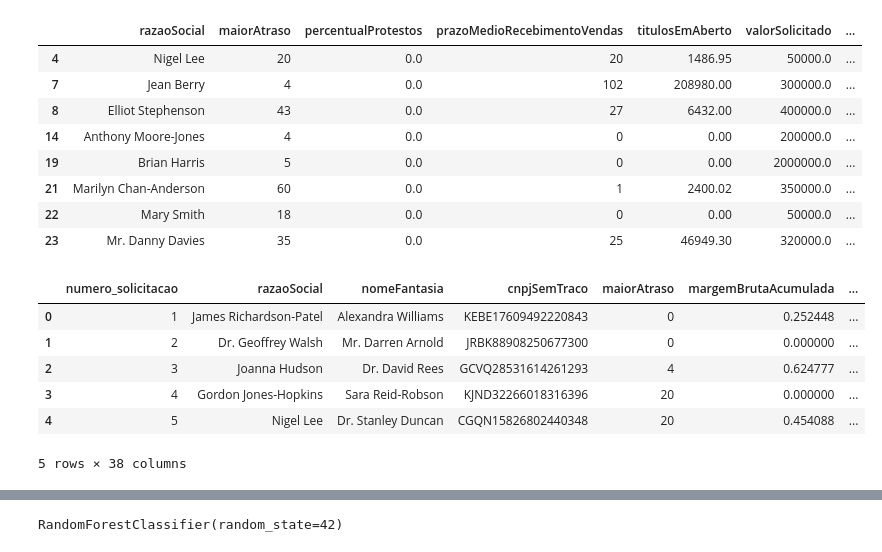
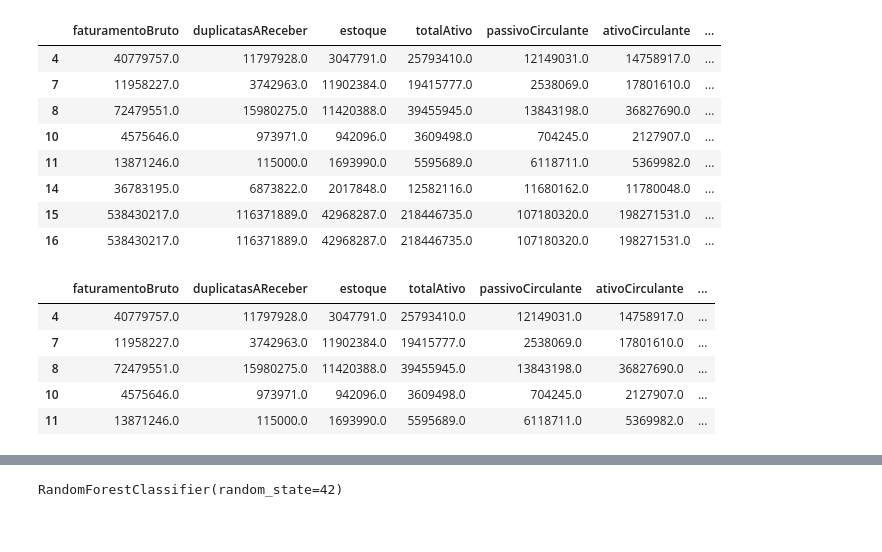
Before and after one commit to Attent1/CP2-IA, a Jupyter notebook: CP2.ipynb, the cells around one changed output, grey strips where cells are left out. Drawn from its saved outputs; the diff is of its cells as text; code cells hidden in the pictures.

```diff
--- a/CP2.ipynb
+++ b/CP2.ipynb
@@ -33,35 +38,31 @@ Drive already mounted at /content/drive; to attempt to forcibly remount, call dr
 # %%
 
-url = "solicitacoescredito.csv"
+url = "/content/drive/MyDrive/solicitacoescredito.csv"
 df = pd.read_csv(url)
-#df_sub = df[["faturamentoBruto", "duplicatasAReceber", "estoque", "totalAtivo", "passivoCirculante", "ativoCirculante", "empresa_MeEppMei"]]
-df_sub = df[['razaoSocial','maiorAtraso', 'percentualProtestos', 'prazoMedioRecebimentoVendas', 'titulosEmAberto', 'valorSolicitado', 'percentualRisco', 'valorAprovado', 'ativoCirculante', 'passivoCirculante', 'totalAtivo', 'endividamento', 'duplicatasAReceber', 'faturamentoBruto', 'margemBruta', 'custos', 'restricoes', 'empresa_MeEppMei', 'scorePontualidade']]
-
-# , 'intervaloFundacao'
+df_sub = df[["faturamentoBruto", "duplicatasAReceber", "estoque", "totalAtivo", "passivoCirculante", "ativoCirculante", "empresa_MeEppMei"]]
 # %%
 df_filtrado = df_sub.dropna()
 # %%
 df_filtrado.head(8)
 # %% [output]
-|  | razaoSocial | maiorAtraso | percentualProtestos | prazoMedioRecebimentoVendas | titulosEmAberto | valorSolicitado | ... |
-| 4 | Nigel Lee | 20 | 0.0 | 20 | 1486.95 | 50000.0 | ... |
-| 7 | Jean Berry | 4 | 0.0 | 102 | 208980.00 | 300000.0 | ... |
-| 8 | Elliot Stephenson | 43 | 0.0 | 27 | 6432.00 | 400000.0 | ... |
-| 14 | Anthony Moore-Jones | 4 | 0.0 | 0 | 0.00 | 200000.0 | ... |
-| 19 | Brian Harris | 5 | 0.0 | 0 | 0.00 | 2000000.0 | ... |
-| 21 | Marilyn Chan-Anderson | 60 | 0.0 | 1 | 2400.02 | 350000.0 | ... |
-| 22 | Mary Smith | 18 | 0.0 | 0 | 0.00 | 50000.0 | ... |
-| 23 | Mr. Danny Davies | 35 | 0.0 | 25 | 46949.30 | 320000.0 | ... |
+|  | faturamentoBruto | duplicatasAReceber | estoque | totalAtivo | passivoCirculante | ativoCirculante | ... |
+| 4 | 40779757.0 | 11797928.0 | 3047791.0 | 25793410.0 | 12149031.0 | 14758917.0 | ... |
+| 7 | 11958227.0 | 3742963.0 | 11902384.0 | 19415777.0 | 2538069.0 | 17801610.0 | ... |
+| 8 | 72479551.0 | 15980275.0 | 11420388.0 | 39455945.0 | 13843198.0 | 36827690.0 | ... |
+| 10 | 4575646.0 | 973971.0 | 942096.0 | 3609498.0 | 704245.0 | 2127907.0 | ... |
+| 11 | 13871246.0 | 115000.0 | 1693990.0 | 5595689.0 | 6118711.0 | 5369982.0 | ... |
+| 14 | 36783195.0 | 6873822.0 | 2017848.0 | 12582116.0 | 11680162.0 | 11780048.0 | ... |
+| 15 | 538430217.0 | 116371889.0 | 42968287.0 | 218446735.0 | 107180320.0 | 198271531.0 | ... |
+| 16 | 538430217.0 | 116371889.0 | 42968287.0 | 218446735.0 | 107180320.0 | 198271531.0 | ... |
 # %%
-df.head()
+df_filtrado.head()
 # %% [output]
-|  | numero_solicitacao | razaoSocial | nomeFantasia | cnpjSemTraco | maiorAtraso | margemBrutaAcumulada | ... |
-| 0 | 1 | James Richardson-Patel | Alexandra Williams | KEBE17609492220843 | 0 | 0.252448 | ... |
-| 1 | 2 | Dr. Geoffrey Walsh | Mr. Darren Arnold | JRBK88908250677300 | 0 | 0.000000 | ... |
-| 2 | 3 | Joanna Hudson | Dr. David Rees | GCVQ28531614261293 | 4 | 0.624777 | ... |
-| 3 | 4 | Gordon Jones-Hopkins | Sara Reid-Robson | KJND32266018316396 | 20 | 0.000000 | ... |
-| 4 | 5 | Nigel Lee | Dr. Stanley Duncan | CGQN15826802440348 | 20 | 0.454088 | ... |
+|  | faturamentoBruto | duplicatasAReceber | estoque | totalAtivo | passivoCirculante | ativoCirculante | ... |
+| 4 | 40779757.0 | 11797928.0 | 3047791.0 | 25793410.0 | 12149031.0 | 14758917.0 | ... |
+| 7 | 11958227.0 | 3742963.0 | 11902384.0 | 19415777.0 | 2538069.0 | 17801610.0 | ... |
+| 8 | 72479551.0 | 15980275.0 | 11420388.0 | 39455945.0 | 13843198.0 | 36827690.0 | ... |
+| 10 | 4575646.0 | 973971.0 | 942096.0 | 3609498.0 | 704245.0 | 2127907.0 | ... |
+| 11 | 13871246.0 | 115000.0 | 1693990.0 | 5595689.0 | 6118711.0 | 5369982.0 | ... |
-5 rows × 38 columns
 # %%
 df_filtrado.isnull().sum()
 # %% [output]
```
Also changed, not shown: parts of 23 cells of this notebook.
